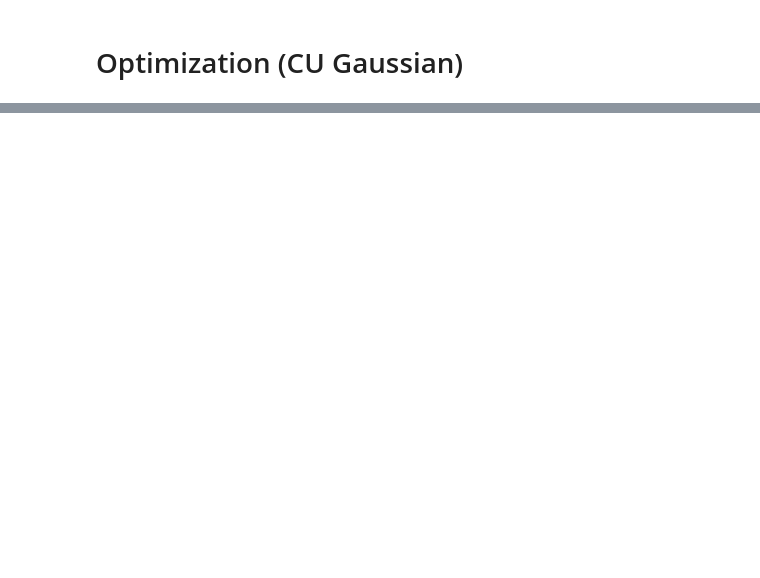
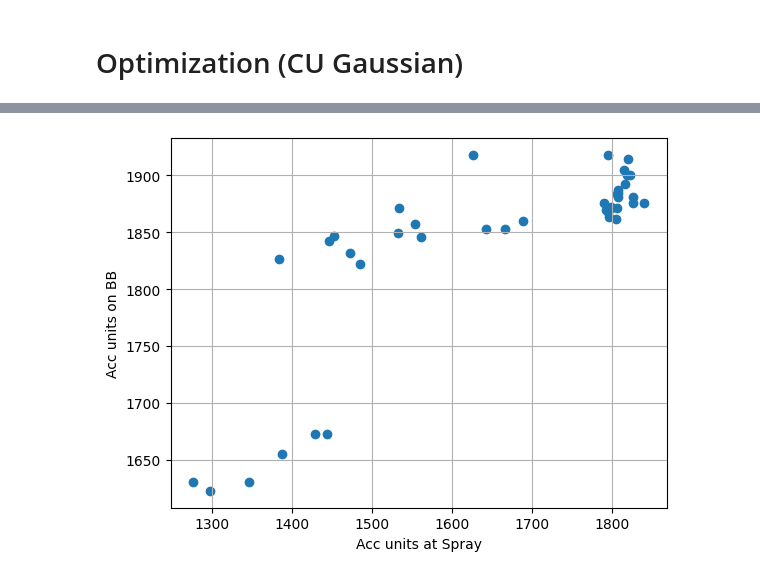
Before and after one commit to Niloofar-Sh/PlayGround, a Jupyter notebook: HC_BB.ipynb, the cells around one changed output, grey strips where cells are left out. Saved outputs shown, nothing was run; the diff lists cells and outputs as text; code cells hidden in the pictures; blank space fills up the shorter version.

```diff
--- a/HC_BB.ipynb
+++ b/HC_BB.ipynb
@@ -564,0 +643,7 @@ observed_budbreak_doy
+# %%
+plt.scatter(chu_spray,chu_obs)
+plt.xlabel('Acc units at Spray')
+plt.ylabel('Acc units on BB')
+plt.grid()
+# %% [output]
+[figure, added]
```
Also changed, not shown: parts of 27 cells of this notebook.
